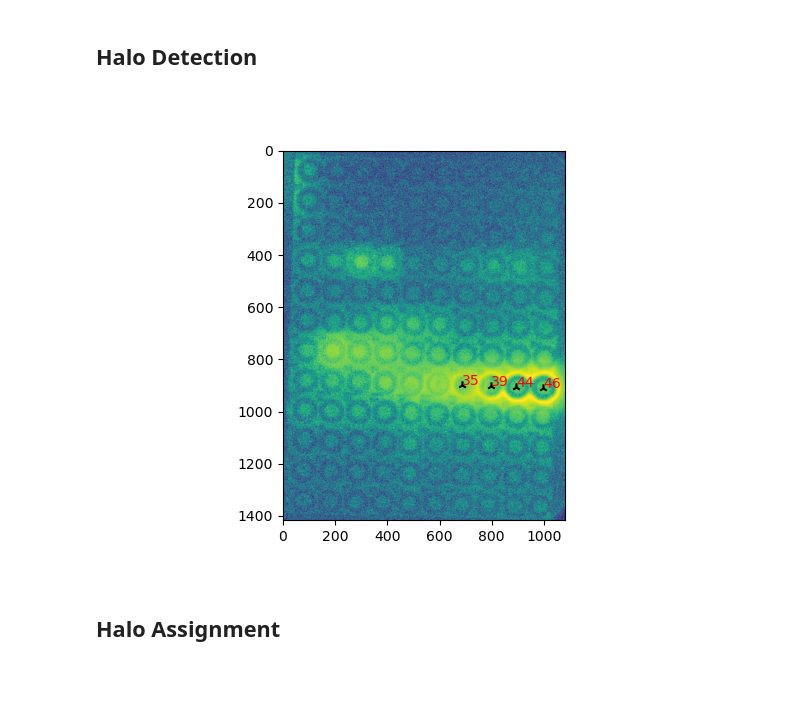
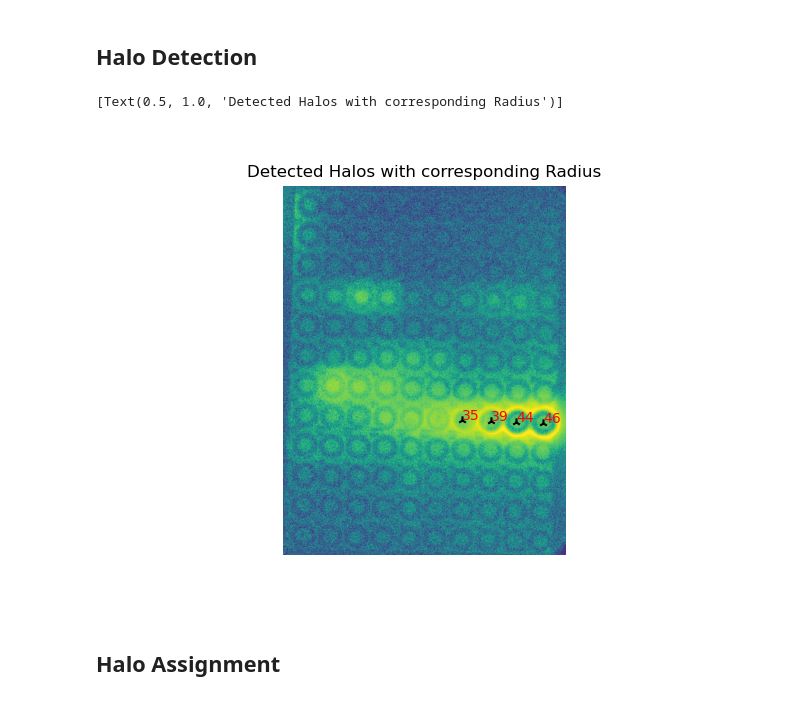
Before and after one commit to Functional-Metabolomics-Lab/MicrospotReader_test, a Jupyter notebook: microspot_reader.ipynb, the cells around one changed output. Saved outputs shown, nothing was run; the diff lists cells and outputs as text; code cells hidden in the pictures.

```diff
--- a/microspot_reader.ipynb
+++ b/microspot_reader.ipynb
@@ -213,34 +225,37 @@ corr_spot
 # Create a mask of the image only containing halos.
 halo_mask=raw_img<skimage.filters.threshold_yen(raw_img)
 
 # Applying the mask to the histeq_img yields more consistent results for circle detection. The mask itself yields better results when calculated from the raw image.
 halo_img=histeq_img.copy()
 halo_img[halo_mask]=0
 
 # Canny edge detection and follow up circle detection using hough transform.
 halo_edge=skimage.feature.canny(halo_img,10,10,60)
 halo_radii=np.arange(35,70) # Radii tested for.
 halo_hough=skimage.transform.hough_circle(halo_edge,halo_radii)
 
 h_accum,h_x,h_y,h_radii=skimage.transform.hough_circle_peaks(
     halo_hough,
     halo_radii,
     min_xdistance=70,
     min_ydistance=70,
     threshold=0.5*halo_hough.max()
     )
 
 # Saving all detected halos in a Dataframe
 ab_halo=pd.DataFrame({"x_coord":h_x,"y_coord":h_y,"radius":h_radii})
 
 # Displaying all detected Halos with their respective radii.
 fig,ax=plt.subplots()
 ax.imshow(raw_img)
 ax.scatter(h_x,h_y,marker="2",c="k")
 for x,y,rad in zip(h_x,h_y,h_radii):
     ax.text(x, y, f'{rad}',c="r")
+ax.axis("off")
+ax.set(title="Detected Halos with corresponding Radius")
 # %% [output]
+[Text(0.5, 1.0, 'Detected Halos with corresponding Radius')]
-[figure, old version]
+[figure, new version]
 # %% [markdown]
 ## Halo Assignment
 # %%
```
Also changed, not shown: parts of 4 cells of this notebook.
